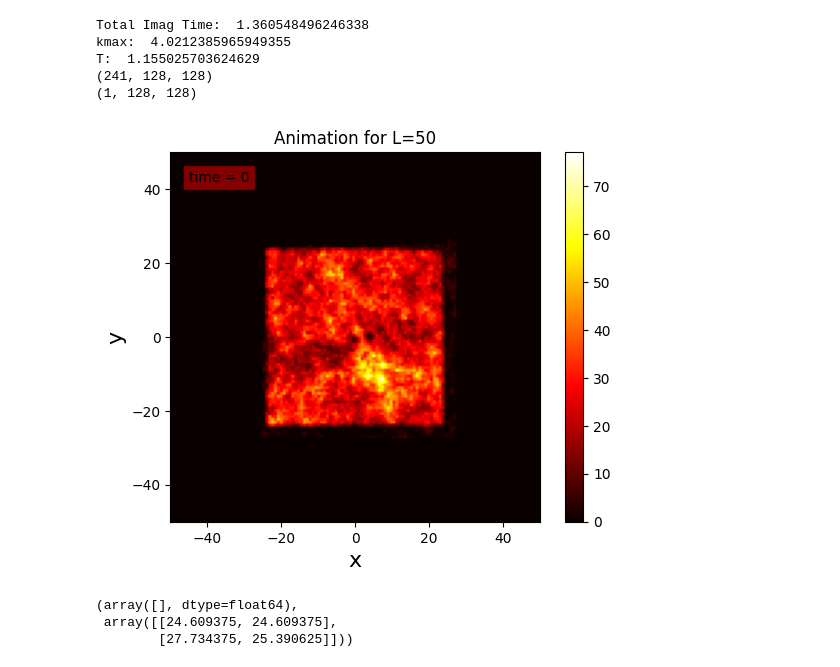
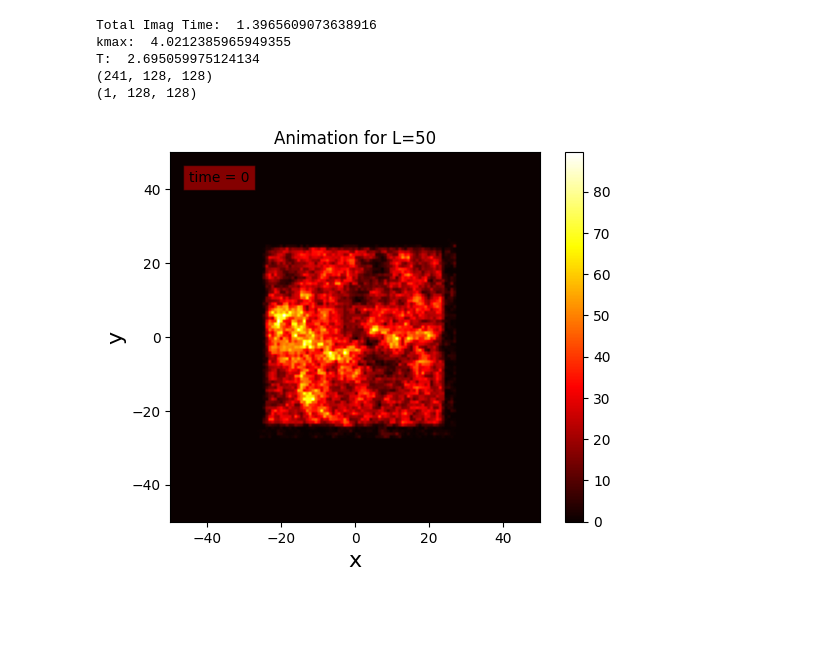
Before and after one commit to easuit24/BECs2, a Jupyter notebook: testpointtracking2.ipynb, the cells around one changed output. Drawn from its saved outputs; the diff is of its cells as text; code cells hidden in the pictures; blank space fills up the shorter version.

```diff
--- a/testpointtracking2.ipynb
+++ b/testpointtracking2.ipynb
@@ -6,12 +6,13 @@ from matplotlib import animation
 from PointTracking import PointTracker as pt
 from classicalfield_orig import FiniteTempGPE as gpe
 # %%
-g = gpe(npoints = 2**6, numImagSteps = 2000, numRealSteps = 60000, dtcoef = 0.0005, boxthickness = 0.4, Nsamples = 1, runAnim = True, animFileName = 'test.mp4', Tfact = 1/7, dst = False, vortex = True)
+# TODO: Consider outputting a psi wavefunction and just inputting that each time to test - both for consistency between runs and also for more speed here
+g = gpe(npoints = 2**6, numImagSteps = 2000, numRealSteps = 60000, dtcoef = 0.0005, boxthickness = 0.4, Nsamples = 1, runAnim = True, animFileName = 'test.mp4', Tfact = 1/3, dst = False, vortex = True)
 # %% [output]
-Total Imag Time:  1.360548496246338
+Total Imag Time:  1.3965609073638916
 kmax:  4.0212385965949355
-T:  1.155025703624629
+T:  2.695059975124134
 (241, 128, 128)
 (1, 128, 128)
-[figure, old version]
+[figure, new version]
 # %%
@@ -19,6 +19,0 @@ tracker = pt(g.snaps, g.dx, g.L) # initialize tracker object to track the vortic
-# %%
-vortices, antivortices = pt.getAllVortices(tracker)
-# %% [output]
-(array([], dtype=float64),
- array([[24.609375, 24.609375],
-        [27.734375, 25.390625]]))
```
Also changed, not shown: parts of 8 cells of this notebook, 1 other file.
